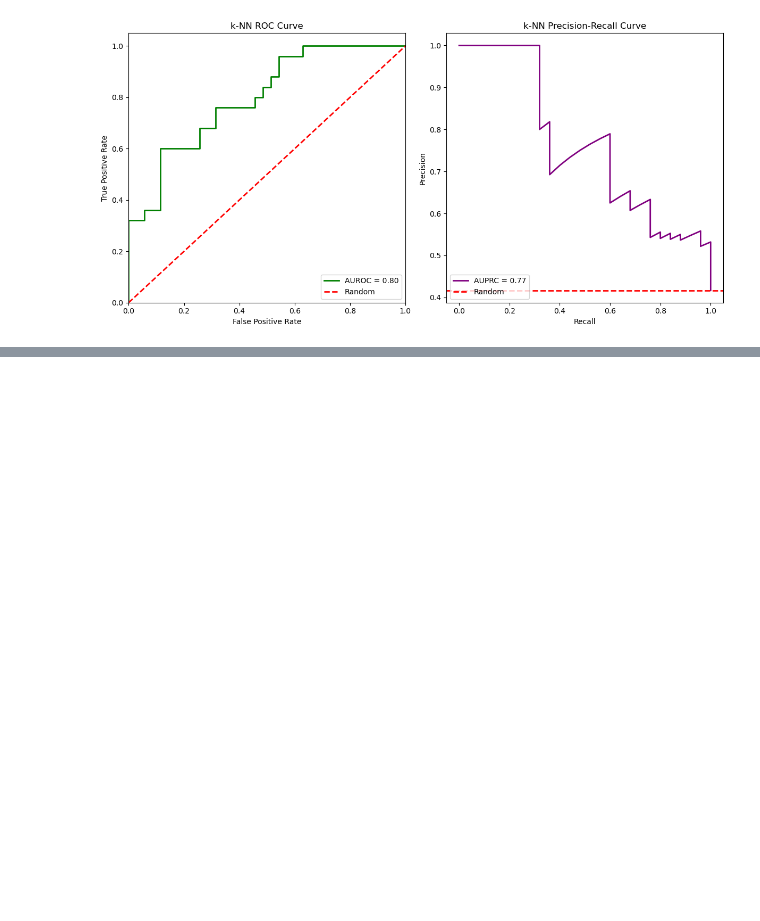
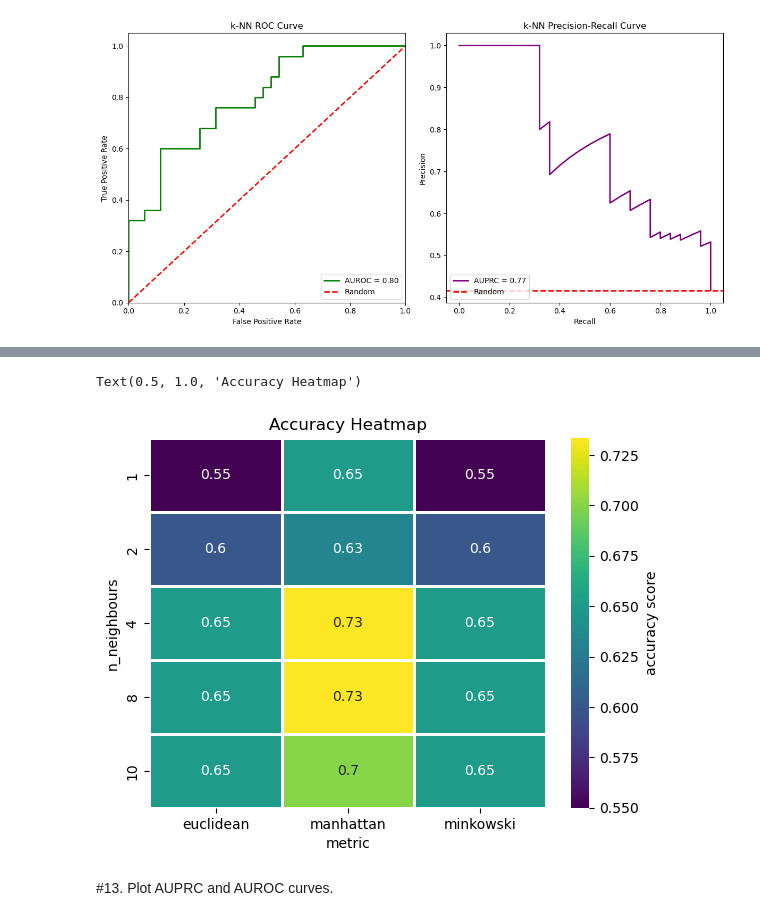
Before and after one commit to aleksandra-maciruta/BINF5507, a Jupyter notebook: Assignment_2/Scripts/main.ipynb, the cells around one changed output, grey strips where cells are left out. Cells and saved outputs as stored; diff of their text form; code cells hidden in the pictures; blank space fills up the shorter version.

```diff
--- a/Assignment_2/Scripts/main.ipynb
+++ b/Assignment_2/Scripts/main.ipynb
@@ -626,0 +689,3 @@ n_neigh = [1, 2, 4, 8, 10]
+# %%
+acc_heatmap = pd.DataFrame(acc, columns=["n_neighbours", "metric", "ACC"]).pivot(index="n_neighbours", columns="metric", values="ACC")
+acc_heatmap
@@ -627 +700,11 @@ n_neigh = [1, 2, 4, 8, 10]
+# %%
+sns.heatmap(acc_heatmap,
+             annot=True,
+             cmap='viridis',
+             linewidths=1,
+             linecolor='white',
+             cbar_kws={'label': 'accuracy score'}).set_title("Accuracy Heatmap")
+# %% [output]
+Text(0.5, 1.0, 'Accuracy Heatmap')
+[figure, added]
 # %%
@@ -666,3 +746,5 @@ for n_neighbors in n_neigh:
+# %% [markdown]
+#13. Plot AUPRC and AUROC curves.
 # %%
 # Define the function to plot curves
 def plot_curves(tpr_list, fpr_list, roc_auc_list, precision_list, recall_list, avg_precision_list, model_name, baseline):
```
Also changed, not shown: parts of 61 cells of this notebook, 10 other files.
